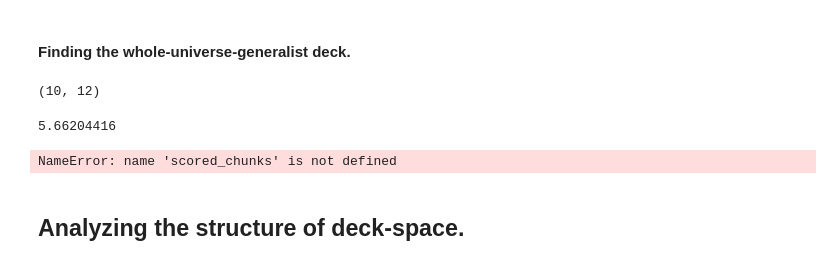
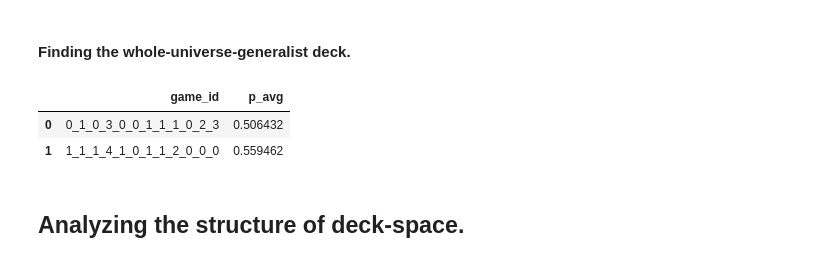
Before and after one commit to allswellthatsmaxwell/lesswrong_games, a Jupyter notebook: py/mtg.ipynb, the cells around one changed output. Drawn from its saved outputs; the diff is of its cells as text; code cells hidden in the pictures.

Commit message:
scored chunks

```diff
--- a/py/mtg.ipynb
+++ b/py/mtg.ipynb
@@ -125,21 +125,10 @@ and the whole-universe-counter deck.
 # %%
 scorer = mtg.GameScorer(decks, model)
 # %%
-# Need to chunk deck A too. Holy cow!
-# Could we code up or use a gradient descent package
-# that helps us search deck-space?
-# It would be implemented for every possible Deck A,
-# to search a subspace of the possible deck B's.
-scored_chunks = scorer.score_chunks(10, 5)
+
+scored_chunks = scorer.score_chunks(2, 1)
 scored_chunks
 # %% [output]
-(10, 12)
+|  | game_id | p_avg |
+| 0 | 0_1_0_3_0_0_1_1_1_0_2_3 | 0.506432 |
+| 1 | 1_1_1_4_1_0_1_1_2_0_0_0 | 0.559462 |
-# %%
-import psutil
-psutil.virtual_memory().available / 10**9
-# %% [output]
-5.66204416
-# %%
-scored_chunks
-# %% [output]
-NameError: name 'scored_chunks' is not defined
```
Also changed, not shown: parts of 6 cells of this notebook, 1 other file.
